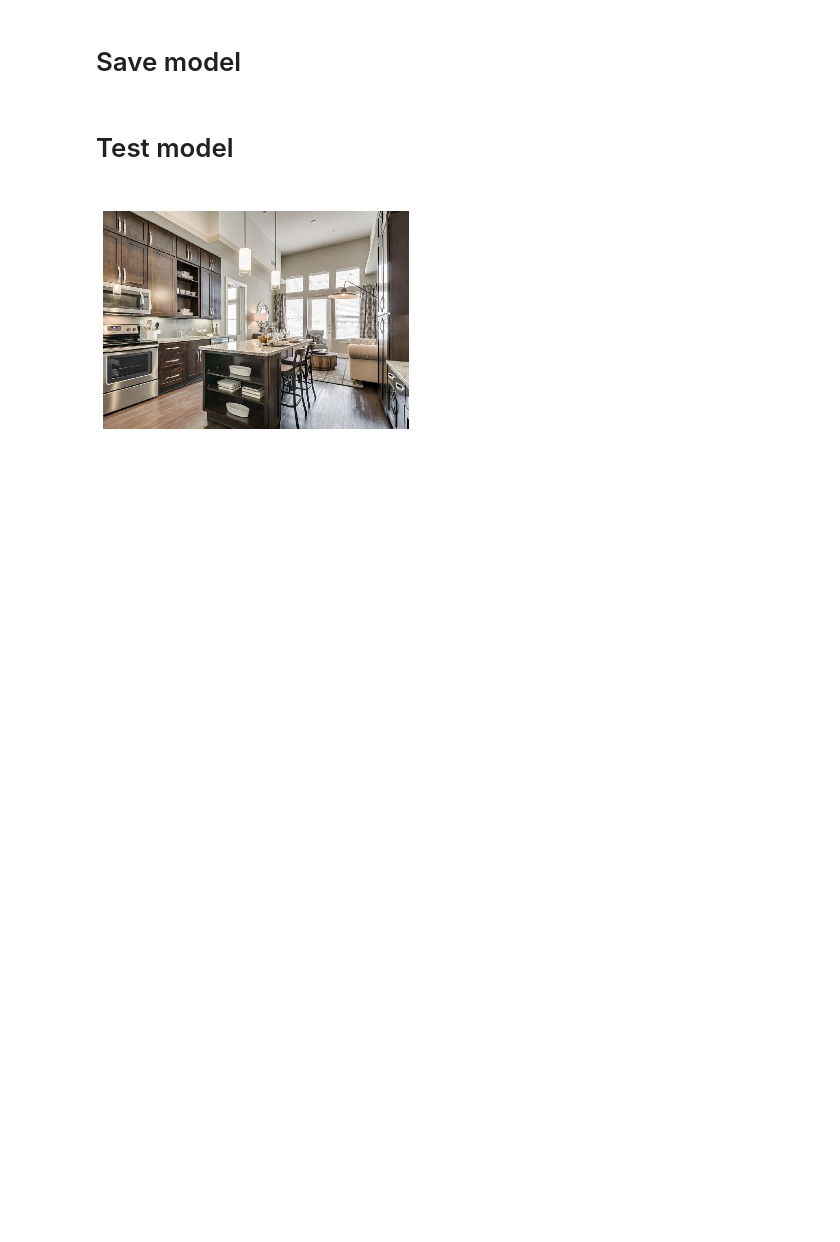
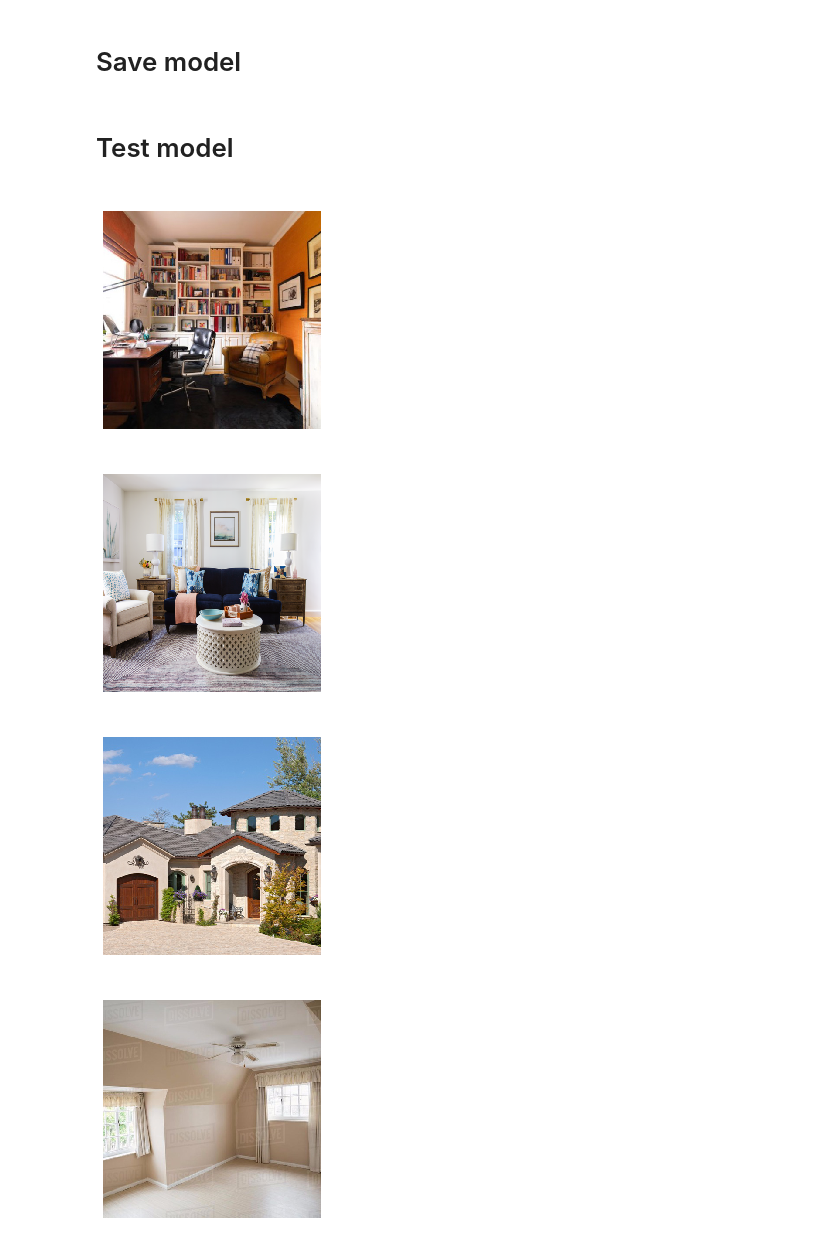
Before and after one commit to nmorado/adhoc, a Jupyter notebook: fengshui.ipynb, the cells around one changed output. Drawn from its saved outputs; the diff is of its cells as text; code cells hidden in the pictures; blank space fills up the shorter version.

```diff
--- a/fengshui.ipynb
+++ b/fengshui.ipynb
@@ -117,40 +103,43 @@ Call initializer instance with the dtype argument instead of passing it to the c
 # %% [markdown]
 # Test model
 # %%
+import math
+
 def show_img(img):
   test_image = image.load_img(img, target_size=IMG_RES)
 
   img_array = cv2.imread(img, cv2.IMREAD_COLOR)
   new_array = cv2.resize(img_array, IMG_RES)
 
   input = np.array(new_array).reshape(-1, IMG_RES[0], IMG_RES[1], 3)
   input = input/255
 
 
   result = model.predict_classes(input)
   # print(CATEGORIES[result[0]])
-
   plt.imshow(plt.imread(img))
   plt.axis('off')
   plt.title(img + ' > ' + CATEGORIES[result[0]], color='w')
   plt.show()
 
 
 CATEGORIES = ["bedroom", "entrance", "kitchen", "living", "master", "study"]
 IMG_RES = (500, 500)
 # ------------------------
 # in sample              |
 # ------------------------
-# images = ['studyroom.jpg', 'livingroom.png', 'entrance.jpg', 'master.jpg', 'bedroom.jpg', 'kitchen-train.jpg']
+images = ['studyroom.jpg', 'livingroom.png', 'entrance.jpg', 'master.jpg', 'bedroom.jpg', 'kitchen-train.jpg']
 
 
 # ------------------------
 # not in sample          |
 # ------------------------
-images = ['kitchen.png']
-
+# images = ['kitchen.png']
 
 for img in images:
   show_img(img)
 # %% [output]
-[figure, old version]
+[figure, new version]
+[figure, added]
+[figure, added]
+[figure, added]
```
Also changed, not shown: parts of 3 cells of this notebook.
